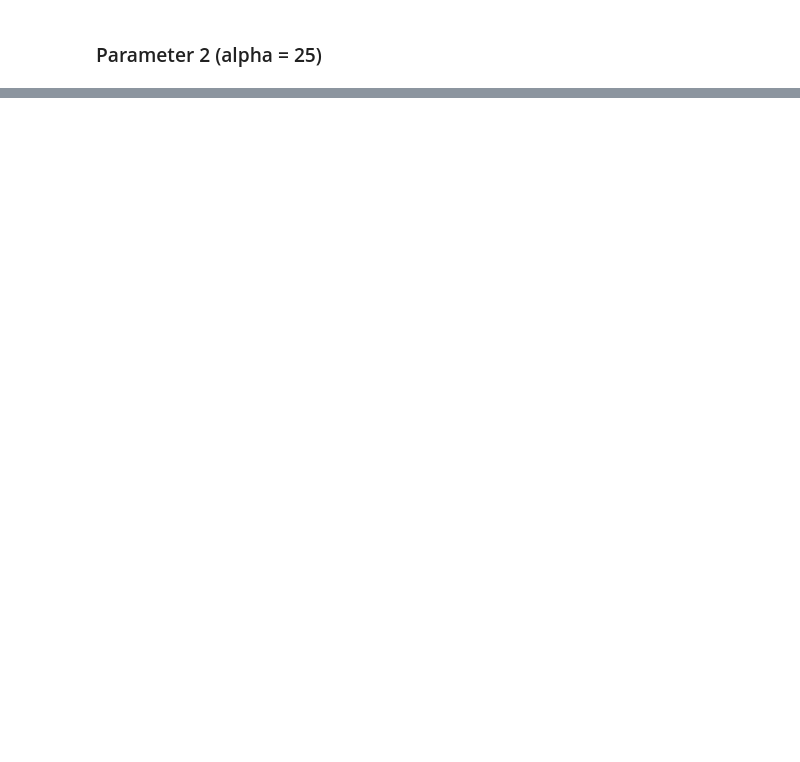
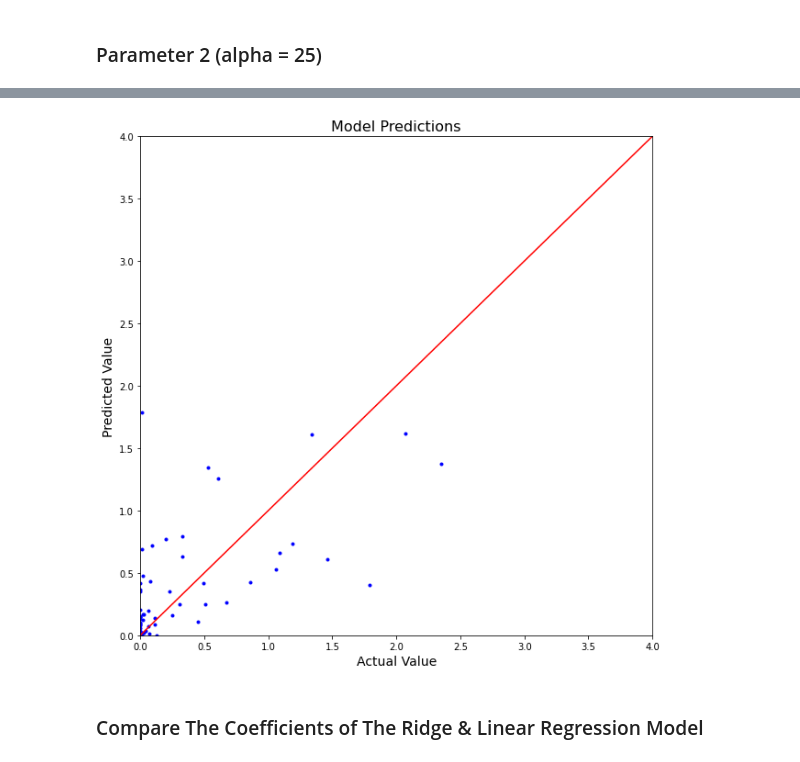
Before and after one commit to miketobz/ML-Rainfall-Prediction, a Jupyter notebook: ML_Rainfall_Prediction.ipynb, the cells around one changed output, grey strips where cells are left out. Cells and saved outputs as stored; diff of their text form; code cells hidden in the pictures; blank space fills up the shorter version.

```diff
--- a/ML_Rainfall_Prediction.ipynb
+++ b/ML_Rainfall_Prediction.ipynb
@@ -891,0 +657,9 @@ plt.legend()
+# %%
+# Make a Random Forest Regressor model and train it:
+from sklearn.ensemble import RandomForestRegressor
+
+forest_reg = RandomForestRegressor()
+forest_reg.fit(input_train, output_train)
+
+# Make predictions:
+predictions_forest = forest_reg.predict(input_train)
@@ -891,0 +830,10 @@ plt.legend()
+# %%
+# Make predictions
+y_pred = forest_reg.predict(input_test)
+
+# Evaluate model performance using MAE and RMSE:
+mae_test = mean_absolute_error(output_test, y_pred)
+print("The test MAE is: ", round(mae_test, 2), "\n")
+# The Root Mean Squared Error:
+rmse_test = np.sqrt(mean_squared_error(output_test, y_pred))
+print("The test RMSE is: ", round(rmse_test), 2)
@@ -891,0 +916,8 @@ plt.legend()
+# %%
+# Create a DataFrame to hold the true values of the test set and the model's predictions:
+predictions = pd.DataFrame (
+    zip(output_test, y_pred, output_test - y_pred),
+    columns = ["y_test", "y_pred", "error"]
+)
+
+predictions.head(10)
@@ -891,0 +936,18 @@ plt.legend()
+# %%
+# Create a Line plot to visualize model results:
+
+plt.figure(figsize = (10, 10))
+x = np.linspace(0, 5, 5)
+plt.plot(predictions["y_test"], predictions["y_pred"], 'b.')
+plt.plot(x, x, 'r-')
+plt.xlim(0, 4)
+plt.ylim(0, 4)
+plt.title("Model Predictions", fontsize=16)
+plt.xlabel("Actual Value", fontsize=14)
+plt.ylabel("Predicted Value", fontsize=14)
+plt.savefig("Rainfall Predictions.png")
+plt.show();
+# %% [output]
+[figure, added]
+# %% [markdown]
+### Compare The Coefficients of The Ridge & Linear Regression Model
```
Also changed, not shown: parts of 106 cells of this notebook, 1 other file.
